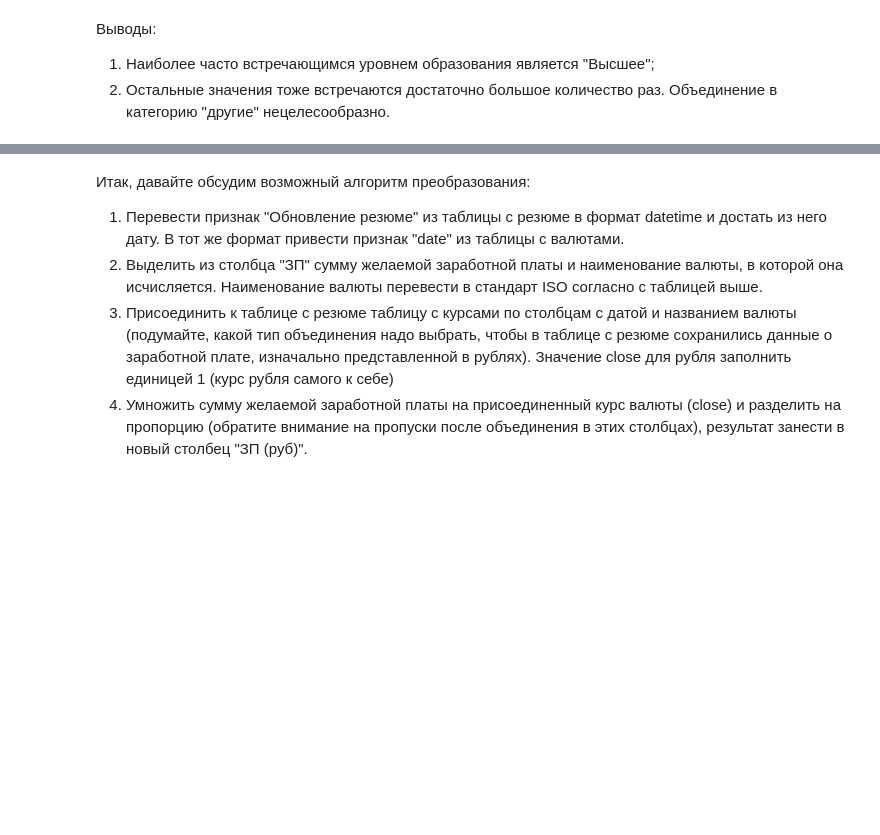
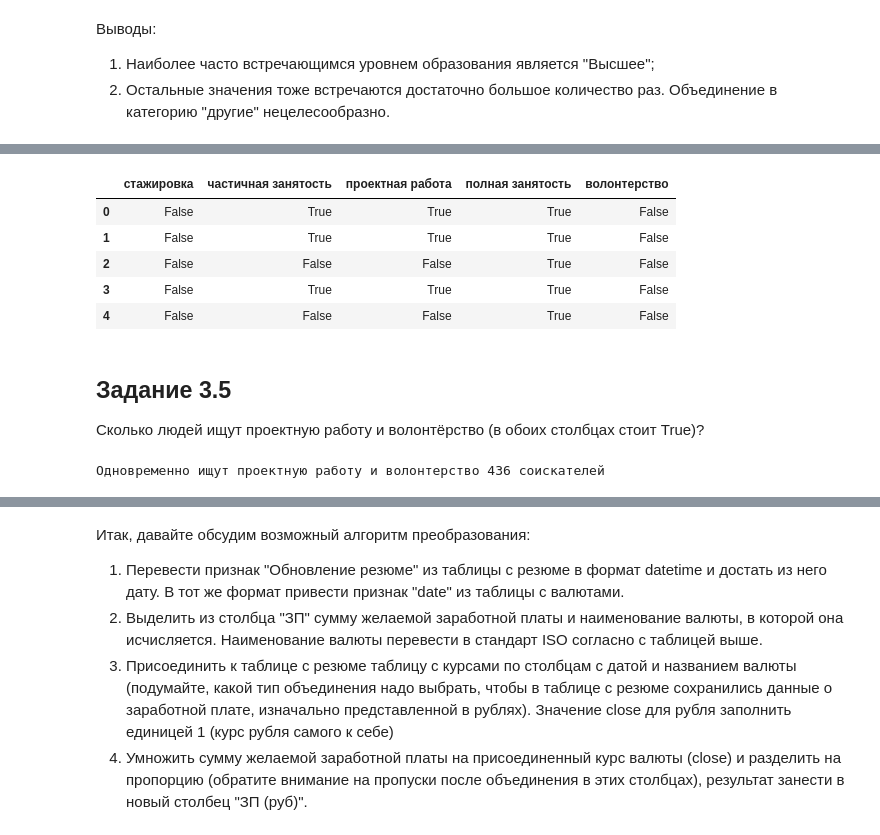
Before and after one commit to alexey300479/sf_datascience_2022, a Jupyter notebook: project_1/project_1_head_hunter.ipynb, the cells around one changed output, grey strips where cells are left out. Saved outputs shown, nothing was run; the diff lists cells and outputs as text; code cells hidden in the pictures; blank space fills up the shorter version.

```diff
--- a/project_1/project_1_head_hunter.ipynb
+++ b/project_1/project_1_head_hunter.ipynb
@@ -176 +220,3 @@ Name: education, dtype: int64
+# %%
+hh_df['education'] = hh_df['education'].astype('category')
 # %% [markdown]
@@ -212,0 +311,4 @@ Name: education, dtype: int64
+# %%
+hh_df['xp_months'] = hh_df['Опыт работы'].apply(get_xp_months)
+hh_df.drop(axis=1, columns=['Опыт работы'], inplace=True)
+hh_df['xp_months'].median()
@@ -249,0 +376,27 @@ Name: education, dtype: int64
+# %%
+def get_willing_to_relocate(text):
+    parts = text.split(sep=',')
+    return next(('не' not in part for part in parts if 'перее' in part), np.nan)
+
+
+hh_df['willing_to_relocate'] = hh_df['Город, переезд, командировки'].apply(
+    get_willing_to_relocate)
+
+
+def get_willingness_to_travel(text):
+    parts = text.split(sep=',')
+    return next(('не' not in part for part in parts if 'командир' in part), np.nan)
+
+
+hh_df['willingness_to_travel'] = hh_df['Город, переезд, командировки'].apply(
+    get_willingness_to_travel)
+
+hh_df['ready_for_anything'] = hh_df['willing_to_relocate'] & hh_df['willingness_to_travel']
+
+ready_for_anything_rate = round(
+    hh_df['ready_for_anything'].value_counts(normalize=True)[True] * 100)
+
+print(
+    f'Готовы и к переезду и к командировкам {ready_for_anything_rate}% соикателей')
+
+hh_df.drop(axis=1, columns='Город, переезд, командировки', inplace=True)
@@ -266,0 +458,27 @@ Name: education, dtype: int64
+# %%
+# Формируем множество уникальных значений форм занятости по всем соискателям
+forms_set = get_cases_set(hh_df['Занятость'].apply(get_cases))
+
+# Для каждой такой формы занятости
+for form in forms_set:
+    # Формируем столбец, в котором будет True если эта форма занятости приемлема для соискателя, иначе False
+    hh_df[form] = hh_df['Занятость'].apply(lambda x: form in x)
+
+# Проверим результат
+hh_df.iloc[:5, -len(forms_set):]
+# %% [output]
+|  | стажировка | частичная занятость | проектная работа | полная занятость | волонтерство |
+| 0 | False | True | True | True | False |
+| 1 | False | True | True | True | False |
+| 2 | False | False | False | True | False |
+| 3 | False | True | True | True | False |
+| 4 | False | False | False | True | False |
+# %% [markdown]
+## Задание 3.5
+
+Сколько людей ищут проектную работу и волонтёрство (в обоих столбцах стоит True)?
+# %%
+num_of_employees = (hh_df['проектная работа'] & hh_df['волонтерство']).sum()
+print(f'Одновременно ищут проектную работу и волонтерство {num_of_employees} соискателей')
+# %% [output]
+Одновременно ищут проектную работу и волонтерство 436 соискателей
```
Also changed, not shown: parts of 42 cells of this notebook, 1 other file.
